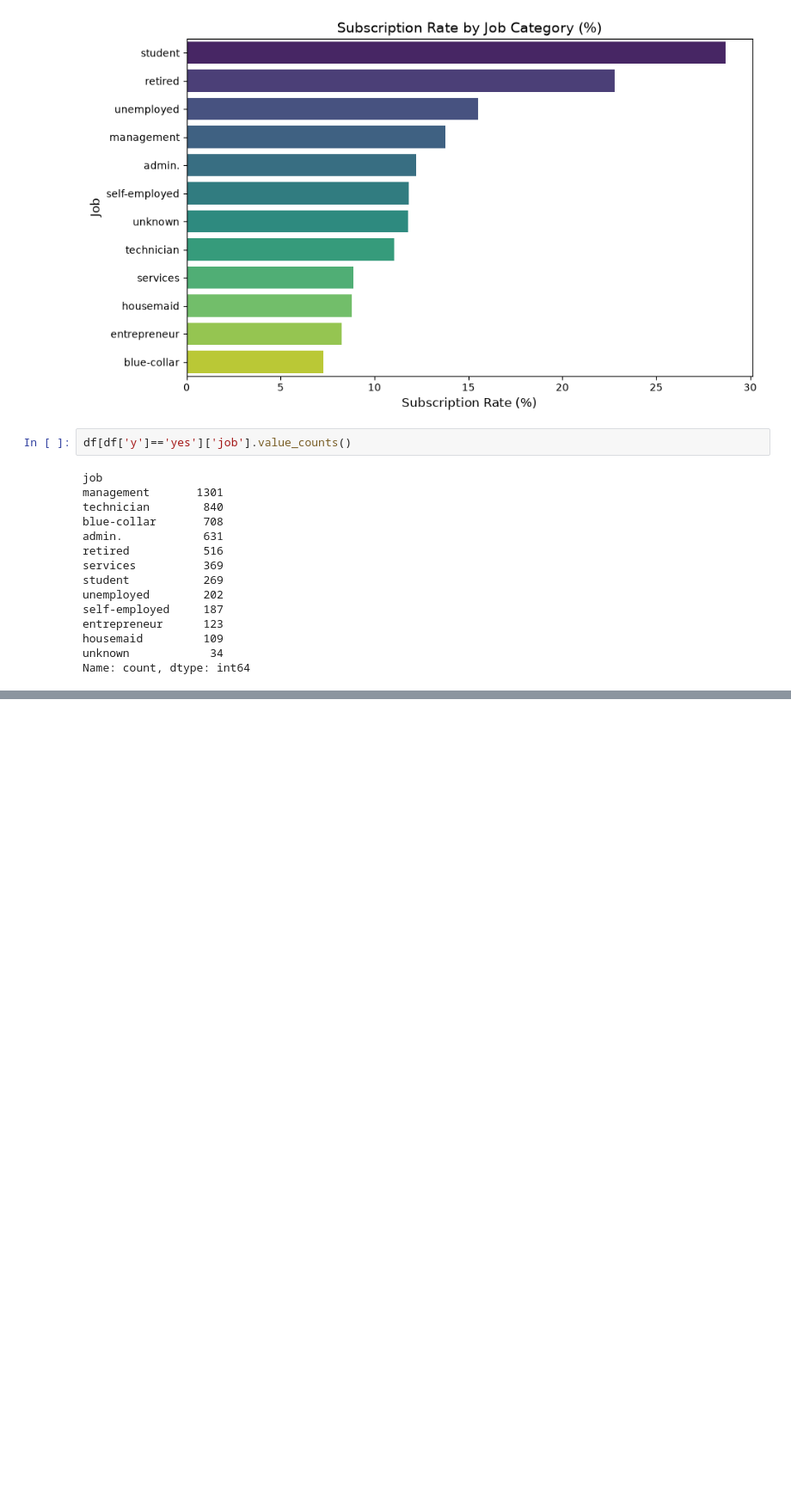
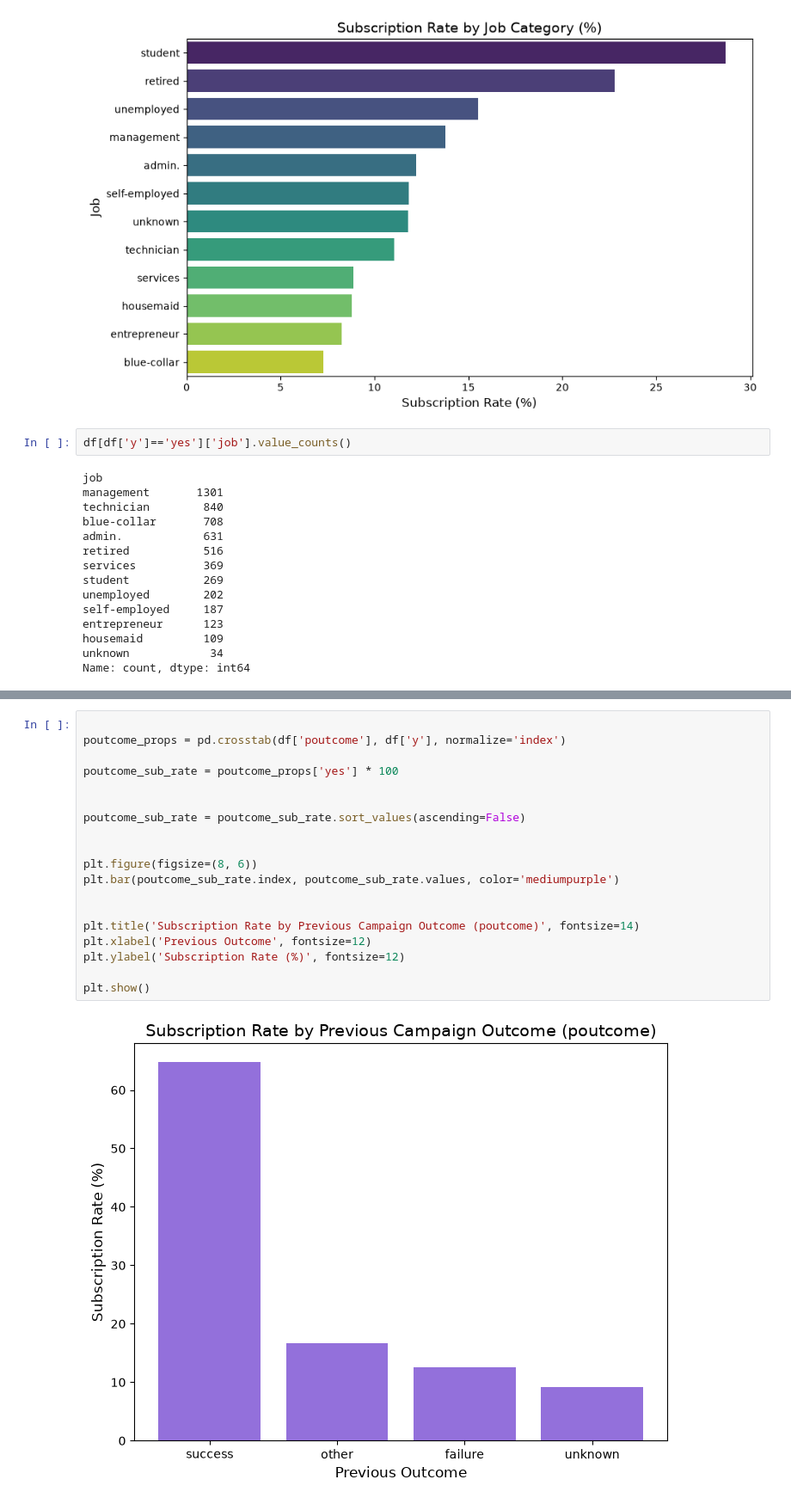
Before and after one commit to ajcoolninja/classical-ml-classification, a Jupyter notebook: notebooks/01_exploration.ipynb, the cells around one changed output, grey strips where cells are left out. Shown at 86% size. Cells and saved outputs as stored; diff of their text form; blank space fills up the shorter version.

```diff
--- a/notebooks/01_exploration.ipynb
+++ b/notebooks/01_exploration.ipynb
@@ -126,0 +201,21 @@ Text(0, 0.5, 'Income')
+# %%
+
+poutcome_props = pd.crosstab(df['poutcome'], df['y'], normalize='index')
+
+poutcome_sub_rate = poutcome_props['yes'] * 100
+
+
+poutcome_sub_rate = poutcome_sub_rate.sort_values(ascending=False)
+
+
+plt.figure(figsize=(8, 6))
+plt.bar(poutcome_sub_rate.index, poutcome_sub_rate.values, color='mediumpurple')
+
+
+plt.title('Subscription Rate by Previous Campaign Outcome (poutcome)', fontsize=14)
+plt.xlabel('Previous Outcome', fontsize=12)
+plt.ylabel('Subscription Rate (%)', fontsize=12)
+
+plt.show()
+# %% [output]
+[figure, added]
```
Also changed, not shown: parts of 19 cells of this notebook.
